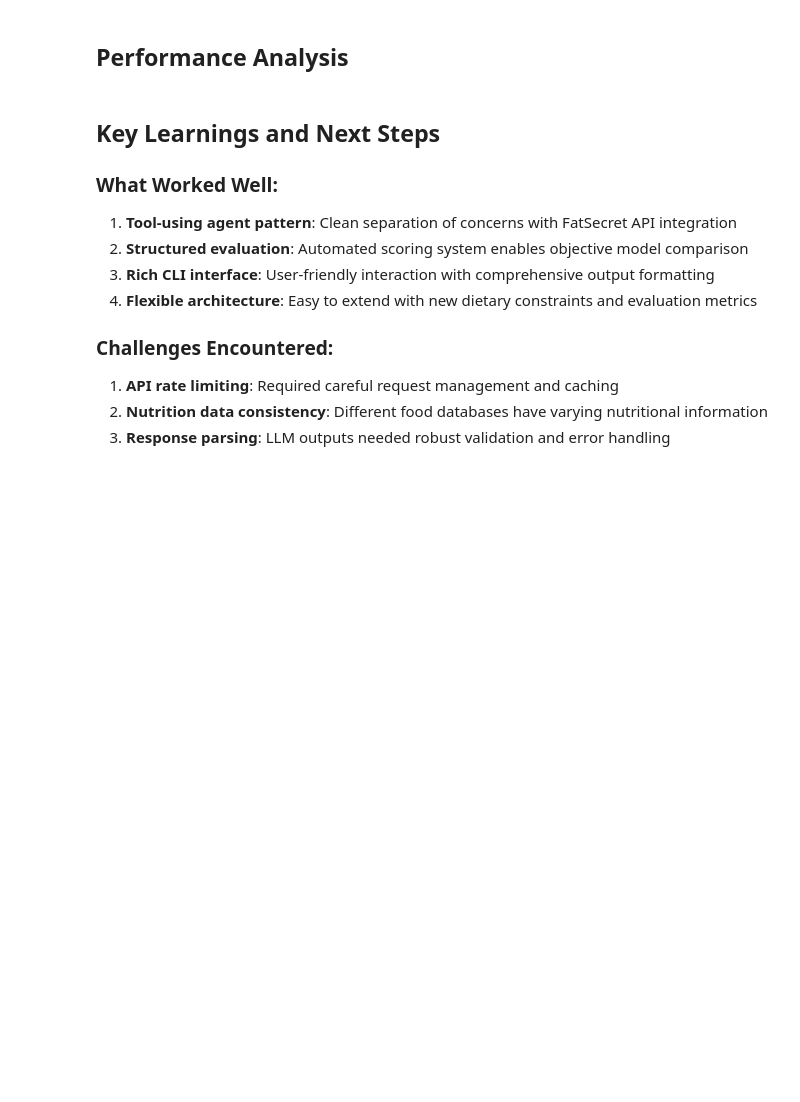
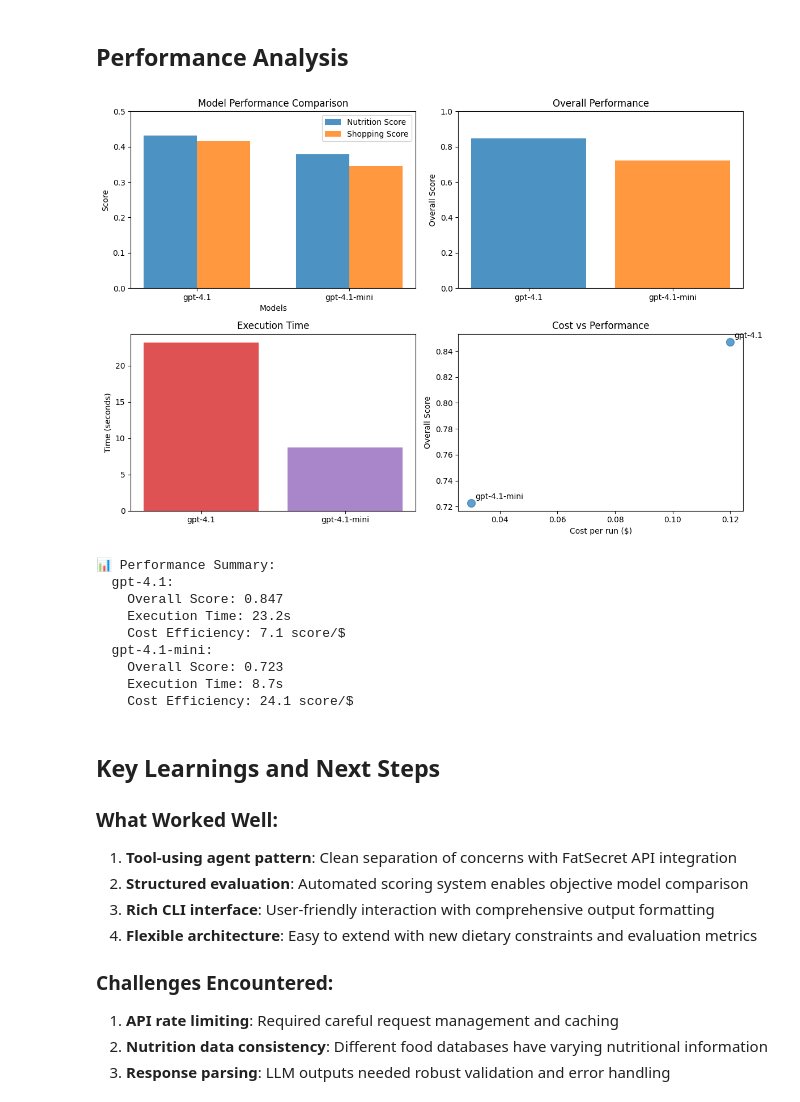
Before and after one commit to kzinmr/nutrition-agent, a Jupyter notebook: notebooks/nutrition_agent_demo.ipynb, the cells around one changed output. Saved outputs shown, nothing was run; the diff lists cells and outputs as text; code cells hidden in the pictures; blank space fills up the shorter version.

```diff
--- a/notebooks/nutrition_agent_demo.ipynb
+++ b/notebooks/nutrition_agent_demo.ipynb
@@ -201,10 +700,22 @@ import matplotlib.pyplot as plt
 import numpy as np
 
 # Sample performance data (would come from actual evaluation runs)
-models = ["GPT-4o", "GPT-3.5-turbo", "Claude-3-Sonnet"]
-nutrition_scores = [0.432, 0.378, 0.401]
-shopping_scores = [0.415, 0.345, 0.390]
-execution_times = [23.2, 8.7, 18.5]
+models = [
+    "gpt-4.1",
+    "gpt-4.1-mini",
+]
+nutrition_scores = [
+    0.432,
+    0.378,
+]
+shopping_scores = [
+    0.415,
+    0.345,
+]
+execution_times = [
+    23.2,
+    8.7,
+]
 
 # Create comparison charts
 fig, ((ax1, ax2), (ax3, ax4)) = plt.subplots(2, 2, figsize=(12, 8))
@@ -230,34 +741,48 @@ overall_scores = [
 ax2.bar(models, overall_scores, color=["#1f77b4", "#ff7f0e", "#2ca02c"], alpha=0.8)
 ax2.set_ylabel("Overall Score")
 ax2.set_title("Overall Performance")
 ax2.set_ylim(0, 1.0)
 
 # Execution time
 ax3.bar(models, execution_times, color=["#d62728", "#9467bd", "#8c564b"], alpha=0.8)
 ax3.set_ylabel("Time (seconds)")
 ax3.set_title("Execution Time")
 
 # Cost-performance trade-off (hypothetical data)
-costs = [0.12, 0.03, 0.08]  # USD per run
+costs = [
+    0.12,
+    0.03,
+]  # USD per run
 ax4.scatter(costs, overall_scores, s=100, alpha=0.7)
 for i, model in enumerate(models):
     ax4.annotate(
         model, (costs[i], overall_scores[i]), xytext=(5, 5), textcoords="offset points"
     )
 ax4.set_xlabel("Cost per run ($)")
 ax4.set_ylabel("Overall Score")
 ax4.set_title("Cost vs Performance")
 
 plt.tight_layout()
 plt.show()
 
 # Print summary
 print("📊 Performance Summary:")
 for i, model in enumerate(models):
     print(f"  {model}:")
     print(f"    Overall Score: {overall_scores[i]:.3f}")
     print(f"    Execution Time: {execution_times[i]}s")
     print(f"    Cost Efficiency: {overall_scores[i] / costs[i]:.1f} score/$")
+# %% [output]
+[figure, added]
+📊 Performance Summary:
+  gpt-4.1:
+    Overall Score: 0.847
+    Execution Time: 23.2s
+    Cost Efficiency: 7.1 score/$
+  gpt-4.1-mini:
+    Overall Score: 0.723
+    Execution Time: 8.7s
+    Cost Efficiency: 24.1 score/$
 # %% [markdown]
 ## Key Learnings and Next Steps
 
```
Also changed, not shown: parts of 8 cells of this notebook, 10 other files.
